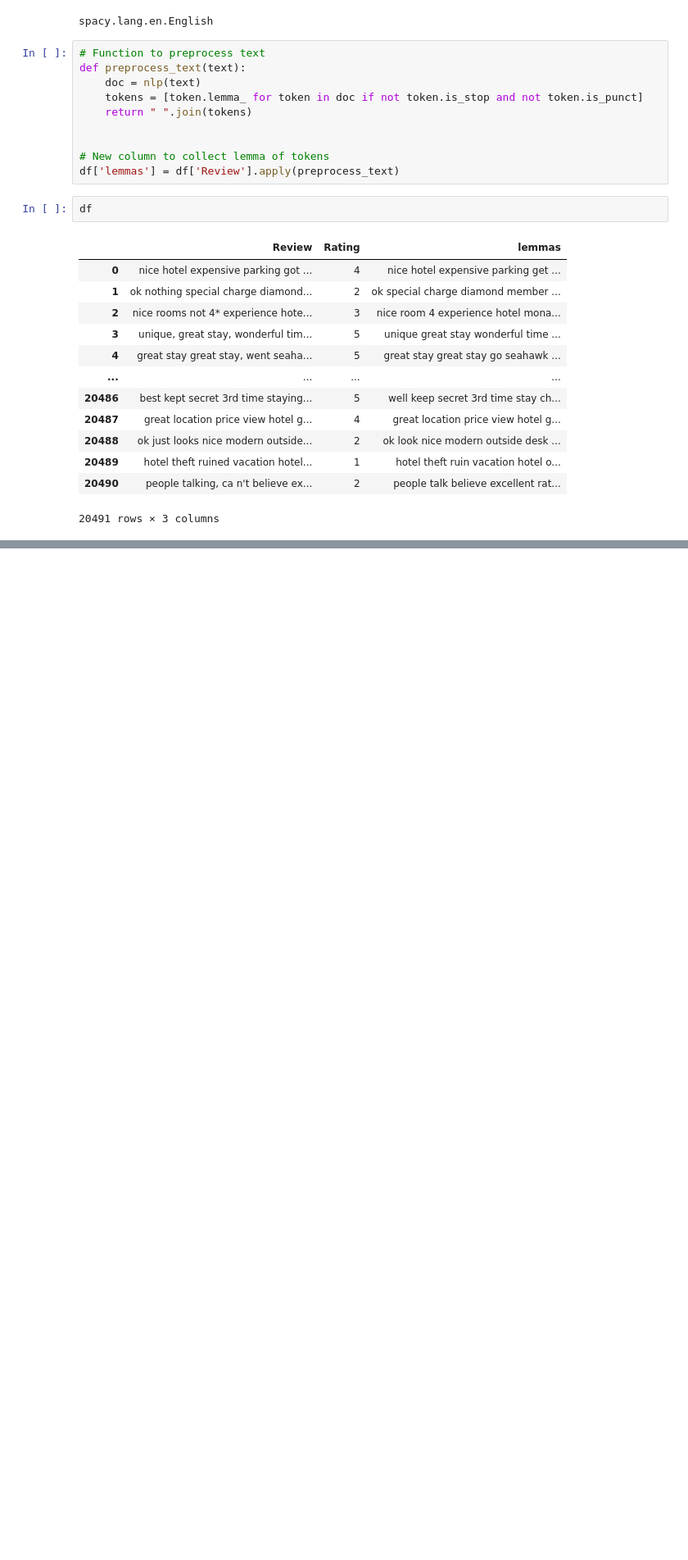
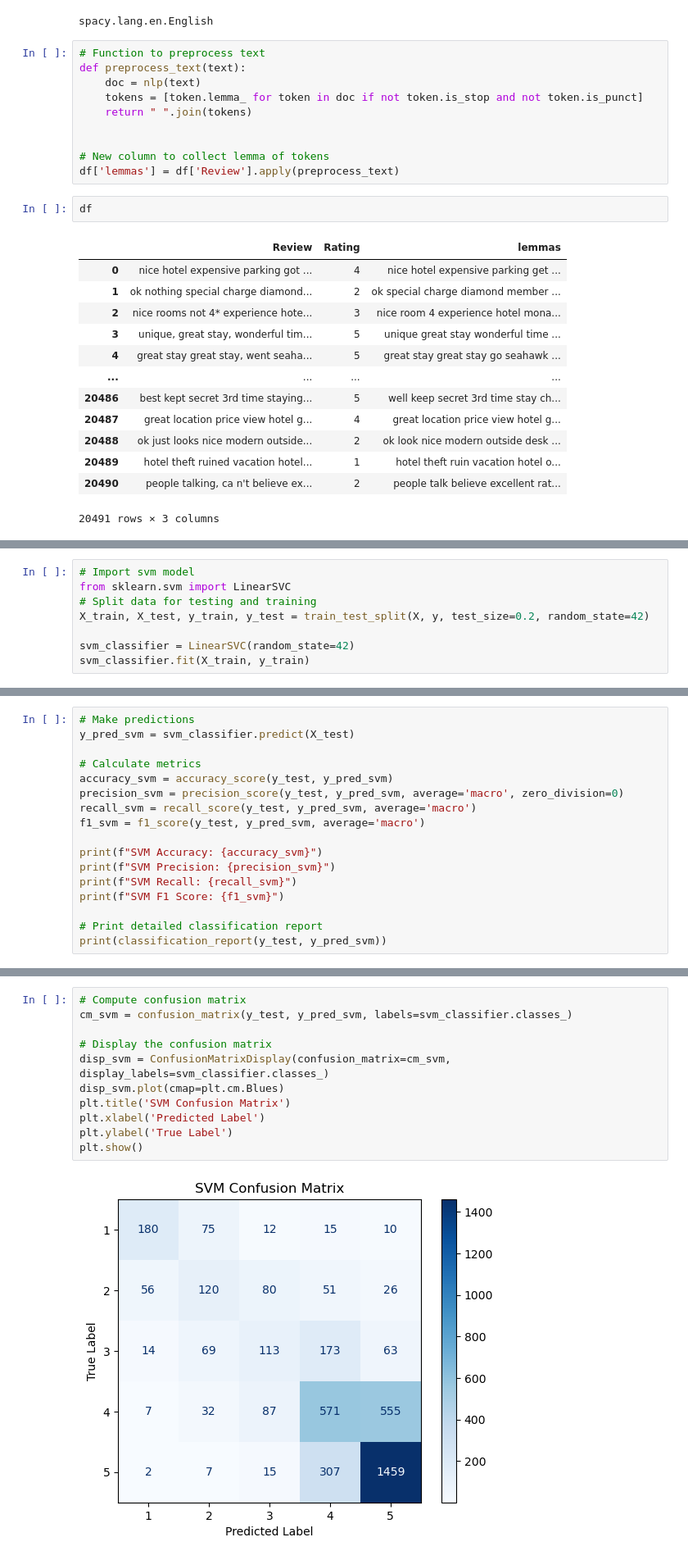
Before and after one commit to Dln358/ModelMetricsComparison, a Jupyter notebook: tripAdvisorML.ipynb, the cells around one changed output, grey strips where cells are left out. Shown at 82% size. Drawn from its saved outputs; the diff is of its cells as text; blank space fills up the shorter version.

```diff
--- a/tripAdvisorML.ipynb
+++ b/tripAdvisorML.ipynb
@@ -87,0 +363,8 @@ df
+# %%
+# Import svm model
+from sklearn.svm import LinearSVC
+# Split data for testing and training
+X_train, X_test, y_train, y_test = train_test_split(X, y, test_size=0.2, random_state=42)
+
+svm_classifier = LinearSVC(random_state=42)
+svm_classifier.fit(X_train, y_train)
@@ -87,0 +376,17 @@ df
+# %%
+# Make predictions
+y_pred_svm = svm_classifier.predict(X_test)
+
+# Calculate metrics
+accuracy_svm = accuracy_score(y_test, y_pred_svm)
+precision_svm = precision_score(y_test, y_pred_svm, average='macro', zero_division=0)
+recall_svm = recall_score(y_test, y_pred_svm, average='macro')
+f1_svm = f1_score(y_test, y_pred_svm, average='macro')
+
+print(f"SVM Accuracy: {accuracy_svm}")
+print(f"SVM Precision: {precision_svm}")
+print(f"SVM Recall: {recall_svm}")
+print(f"SVM F1 Score: {f1_svm}")
+
+# Print detailed classification report
+print(classification_report(y_test, y_pred_svm))
@@ -87,0 +411,13 @@ df
+# %%
+# Compute confusion matrix
+cm_svm = confusion_matrix(y_test, y_pred_svm, labels=svm_classifier.classes_)
+
+# Display the confusion matrix
+disp_svm = ConfusionMatrixDisplay(confusion_matrix=cm_svm, display_labels=svm_classifier.classes_)
+disp_svm.plot(cmap=plt.cm.Blues)
+plt.title('SVM Confusion Matrix')
+plt.xlabel('Predicted Label')
+plt.ylabel('True Label')
+plt.show()
+# %% [output]
+[figure, added]
```
Also changed, not shown: parts of 38 cells of this notebook.
